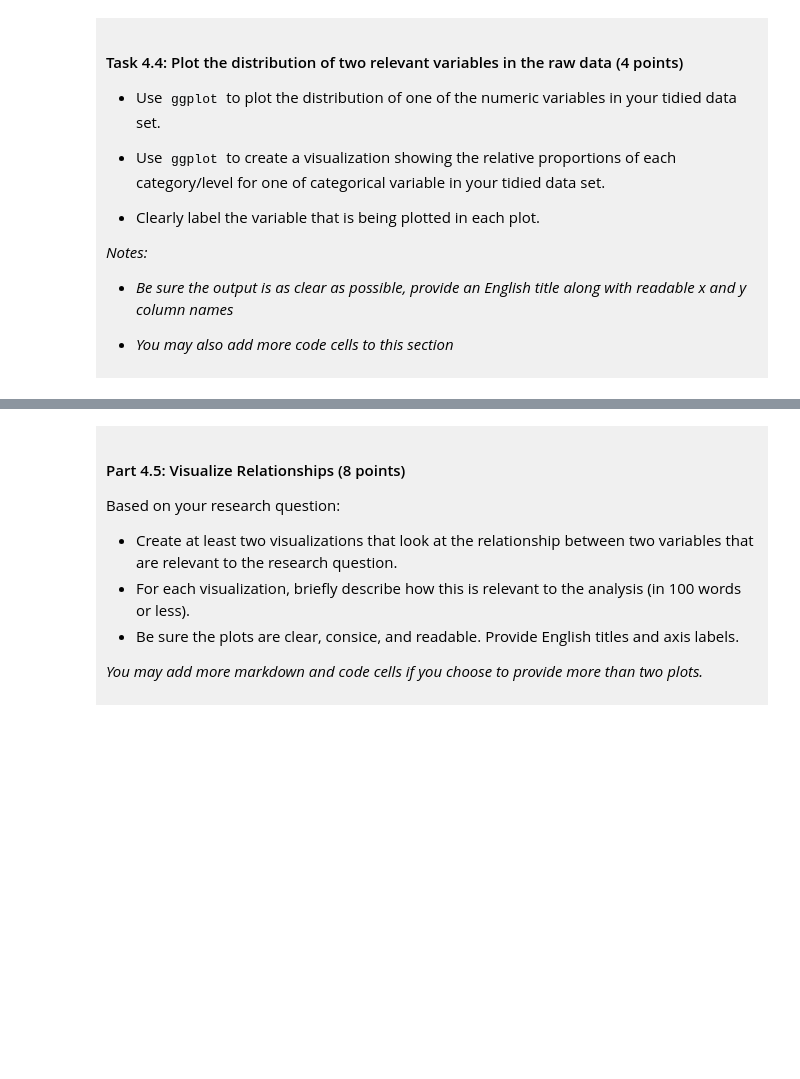
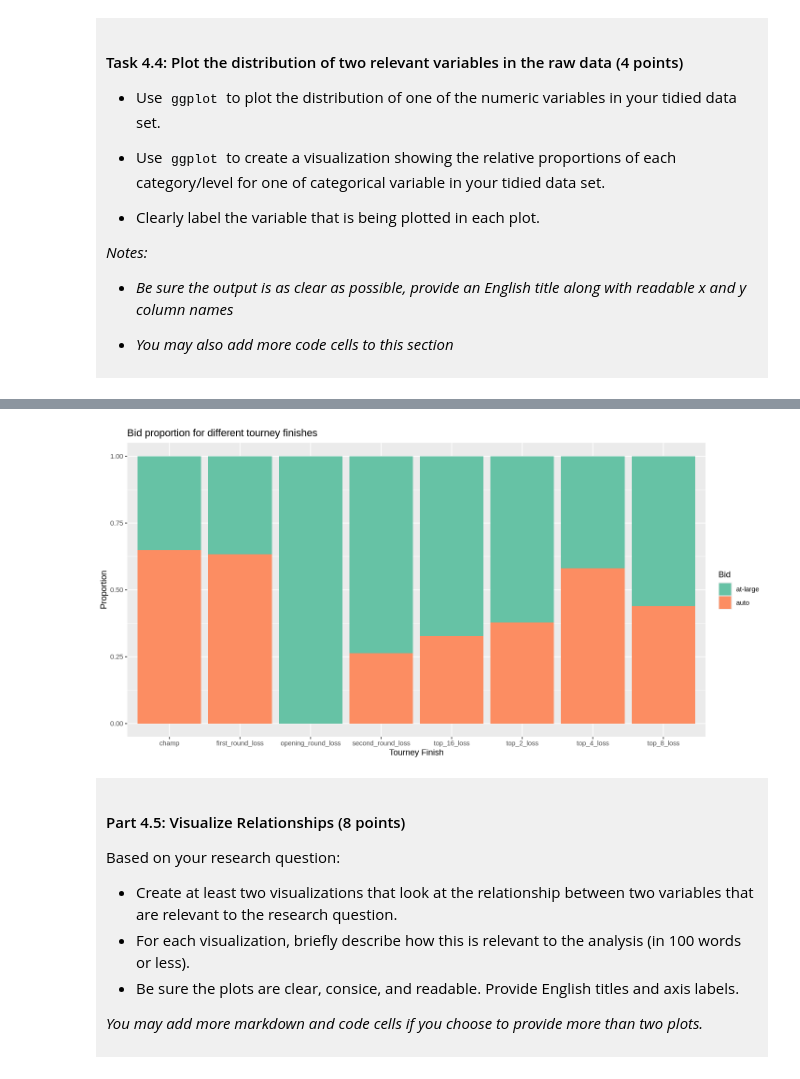
Before and after one commit to chriswu-dsci100/dsci-100-project-chris-wu, a Jupyter notebook: dsci-100-project-notebook.ipynb, the cells around one changed output, grey strips where cells are left out. Drawn from its saved outputs; the diff is of its cells as text; code cells hidden in the pictures; blank space fills up the shorter version.

```diff
--- a/dsci-100-project-notebook.ipynb
+++ b/dsci-100-project-notebook.ipynb
@@ -352,5 +363,18 @@ A tibble: 8 × 2
 # %%
-### EDIT THIS CODE CELL FOR PLOT 2 ###
+options(repr.plot.width = 12, repr.plot.height = 6)
+
+ncaa_prop <- ncaa_tidy |>
+    ggplot(aes(x = tourney_finish, fill = bid)) +
+    geom_bar(position = 'fill') +
+    xlab("Tourney Finish") +
+    ylab("Proportion") +
+    labs(fill = "Bid") +
+    scale_fill_brewer(palette = "Set2") +
+    ggtitle("Bid proportion for different tourney finishes")
+
+ncaa_prop
+# %% [output]
+[figure, added]
 # %% [markdown]
 <div style="background-color: #f0f0f0; padding: 10px;">
 
```
Also changed, not shown: parts of 1 cell of this notebook.
